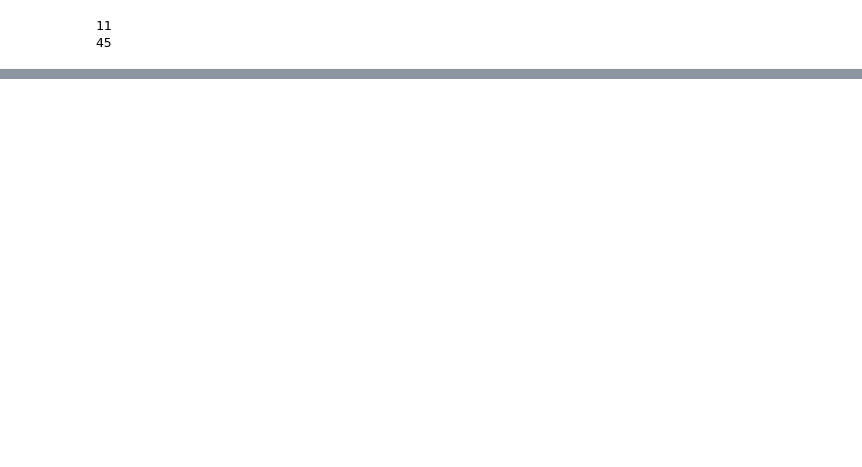
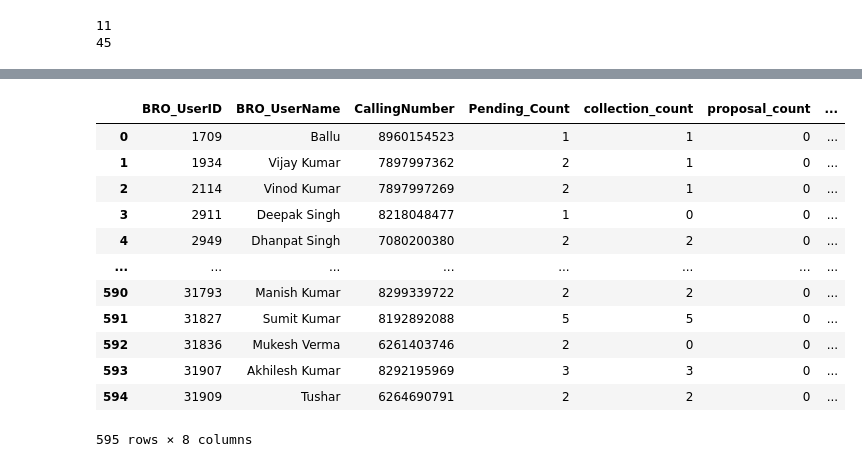
Before and after one commit to krisskrosscode/markytics_test, a Jupyter notebook: other_than_bro_broadcast/mb2.ipynb, the cells around one changed output, grey strips where cells are left out. Drawn from its saved outputs; the diff is of its cells as text; code cells hidden in the pictures; blank space fills up the shorter version.

```diff
--- a/other_than_bro_broadcast/mb2.ipynb
+++ b/other_than_bro_broadcast/mb2.ipynb
@@ -190,2 +192,19 @@ Length of pending taks :  561
 # %%
 main_df = main_df.drop('assigned_to', axis=1)
+# %%
+main_df.rename(columns={'UserID' : 'BRO_UserID', 'UserName' : 'BRO_UserName'}, inplace=True)
+main_df
+# %% [output]
+|  | BRO_UserID | BRO_UserName | CallingNumber | Pending_Count | collection_count | proposal_count | ... |
+| 0 | 1709 | Ballu | 8960154523 | 1 | 1 | 0 | ... |
+| 1 | 1934 | Vijay Kumar | 7897997362 | 2 | 1 | 0 | ... |
+| 2 | 2114 | Vinod Kumar | 7897997269 | 2 | 1 | 0 | ... |
+| 3 | 2911 | Deepak Singh | 8218048477 | 1 | 0 | 0 | ... |
+| 4 | 2949 | Dhanpat Singh | 7080200380 | 2 | 2 | 0 | ... |
+| ... | ... | ... | ... | ... | ... | ... | ... |
+| 590 | 31793 | Manish Kumar | 8299339722 | 2 | 2 | 0 | ... |
+| 591 | 31827 | Sumit Kumar | 8192892088 | 5 | 5 | 0 | ... |
+| 592 | 31836 | Mukesh Verma | 6261403746 | 2 | 0 | 0 | ... |
+| 593 | 31907 | Akhilesh Kumar | 8292195969 | 3 | 3 | 0 | ... |
+| 594 | 31909 | Tushar | 6264690791 | 2 | 2 | 0 | ... |
+595 rows × 8 columns
```
Also changed, not shown: parts of 22 cells of this notebook.
